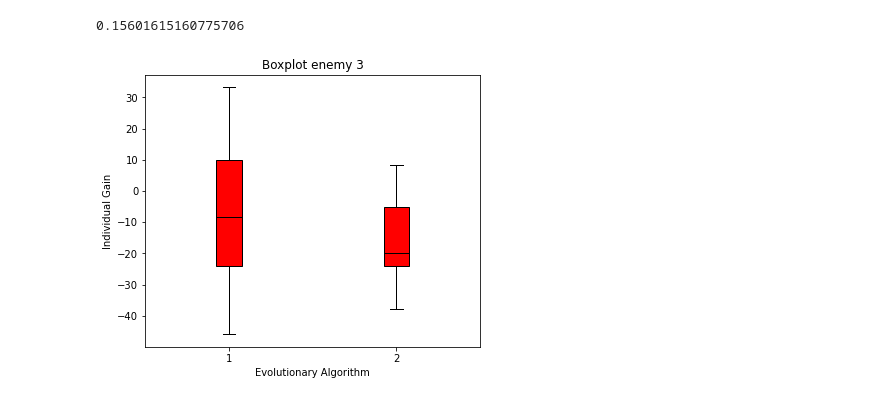
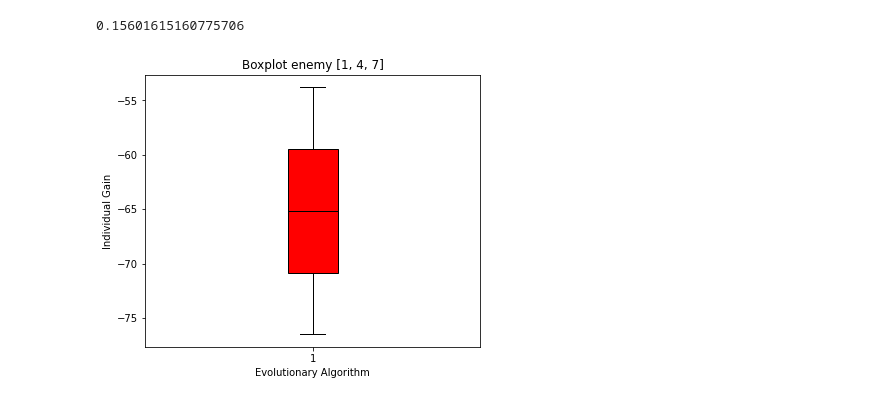
Before and after one commit to Laurens0907/task1, a Jupyter notebook: plots.ipynb, the cells around one changed output. Drawn from its saved outputs; the diff is of its cells as text; code cells hidden in the pictures.

Commit message:
juiste nieuw plot

```diff
--- a/plots.ipynb
+++ b/plots.ipynb
@@ -10,13 +6,18 @@ EA = ['arithmetic','one_point']
+# %%
+num_runs = 2
+enemy_num = [1, 4, 7] # dit moet groep list worden en moeten we nog bepalen
+EA = ['tournament','crowding'] # juiste ea file name
 # %%
 df_list1 = []
 df_list2 = []
 
 for i in range(num_runs):
     for j in EA:
-        if j == 'arithmetic':
-            df_list1.append(pd.read_csv("individual_task1/results_{}_{}_{}.txt".format(enemy_num, i, j), sep=" ", index_col=0))
-        elif j == 'one_point':
-            df_list2.append(pd.read_csv("individual_task1/results_{}_{}_{}.txt".format(enemy_num, i, j), sep=" ", index_col=0))
+        if j == 'tournament':
+            # indiv...task1 vervangen voor juiste map
+            df_list1.append(pd.read_csv("multiple_task2/results_{}_{}_{}.txt".format(enemy_num, i, j), sep=" ", index_col=0))
+        elif j == 'crowding':
+            df_list2.append(pd.read_csv("multiple_task2/results_{}_{}_{}.txt".format(enemy_num, i, j), sep=" ", index_col=0))
 
 df1 = pd.concat(df_list1)
 df2 = pd.concat(df_list2)
@@ -82,13 +81,13 @@ fig.savefig("lineplot_both_enemy{}.jpg".format(enemy_num),dpi=300, bbox_inches='
 # %%
 box_dfs1 = []
 box_dfs2 = []
-
-for i in range(num_runs):
+enemy_num = [1, 4, 7]
+for i in range(0,num_runs):
     for j in EA:
-        if j == 'arithmetic':
-            box_dfs1.append(pd.read_csv("individual_task1/boxplot_{}_{}_{}.txt".format(enemy_num, i, j), sep="\n", header=None))
-        elif j == 'one_point':
-            box_dfs2.append(pd.read_csv("individual_task1/boxplot_{}_{}_{}.txt".format(enemy_num, i, j), sep="\n", header=None))
+        if j == 'tournament': # juiste ea namen
+            box_dfs1.append(pd.read_csv("multiple_task2/boxplot_{}_{}_{}.txt".format(enemy_num, i, j), sep="\n", header=None))
+        elif j == 'crowding':
+            box_dfs2.append(pd.read_csv("multiple_task2/boxplot_{}_{}_{}.txt".format(enemy_num, i, j), sep="\n", header=None))
 
 data1 = pd.concat(box_dfs1, axis = 1)
 data2 = pd.concat(box_dfs2, axis = 1)
@@ -107,18 +106,18 @@ print(pval)
 # %%
 fig2, ax2 = plt.subplots(figsize=(6,5))
 c='red'
 c1='black'
-ax2.boxplot(means, patch_artist=True,
+ax2.boxplot(means1, patch_artist=True,
             boxprops=dict(facecolor=c, color=c1),
             capprops=dict(color=c1),
             whiskerprops=dict(color=c1),
             flierprops=dict(color=c, markeredgecolor=c1),
             medianprops=dict(color=c1))
 ax2.set_xlabel("Evolutionary Algorithm")
 ax2.set_ylabel("Individual Gain")
 ax2.set_title("Boxplot enemy {}".format(enemy_num))
-ax2 = fig.gca()
+ax2 = fig2.gca()
 fig2.savefig("boxplot_enemy_{}.jpg".format(enemy_num),dpi=300, bbox_inches='tight')
 # plt.show()
 # %% [output]
-[figure, old version]
+[figure, new version]
```
Also changed, not shown: parts of 3 cells of this notebook.
